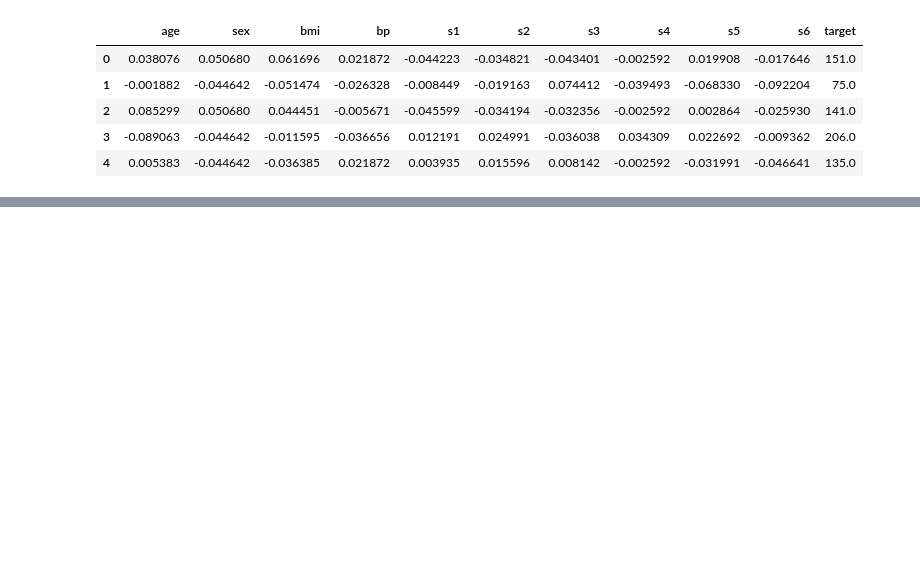
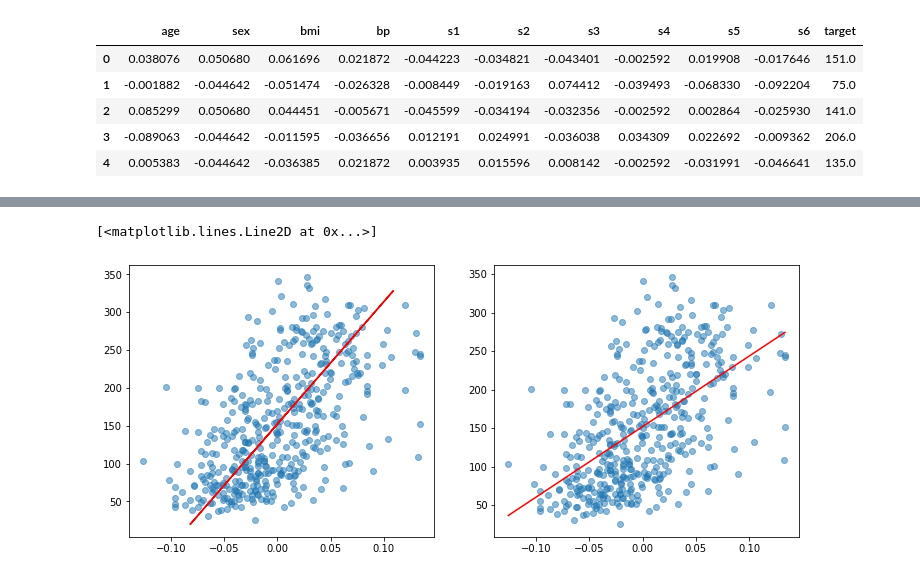
Before and after one commit to Tstrebe2/predicting-text-difficulty, a Jupyter notebook: pca-example.ipynb, the cells around one changed output, grey strips where cells are left out. Cells and saved outputs as stored; diff of their text form; code cells hidden in the pictures; blank space fills up the shorter version.

```diff
--- a/pca-example.ipynb
+++ b/pca-example.ipynb
@@ -49,0 +44,20 @@ array([[-5.28270097e-03, -6.70231508e-03,  1.43079721e+02],
+# %%
+model = make_pipeline(StandardScaler(), PCA(n_components=1))
+
+X_pca = model.fit_transform(X[[f1]].join(y))
+X_inverse = model.inverse_transform(X_pca)
+pca = model['pca']
+
+fig, (ax1, ax2) = plt.subplots(ncols=2, figsize=(12, 5))
+ax1.scatter(X[f1], y, alpha=0.5)
+ax1.plot(X_inverse[:, 0], X_inverse[:, 1], c='r')
+
+x = np.linspace(np.min(X[f1]), np.max(X[f1]), X.shape[0])
+a, b = np.polyfit(X[f1].values, y.values, 1)
+y_hat = a*x + b
+
+ax2.scatter(X[f1], y, alpha=0.5)
+ax2.plot(x, y_hat, color='r')
+# %% [output]
+[<matplotlib.lines.Line2D at 0x...>]
+[figure, added]
```
Also changed, not shown: parts of 2 cells of this notebook.
